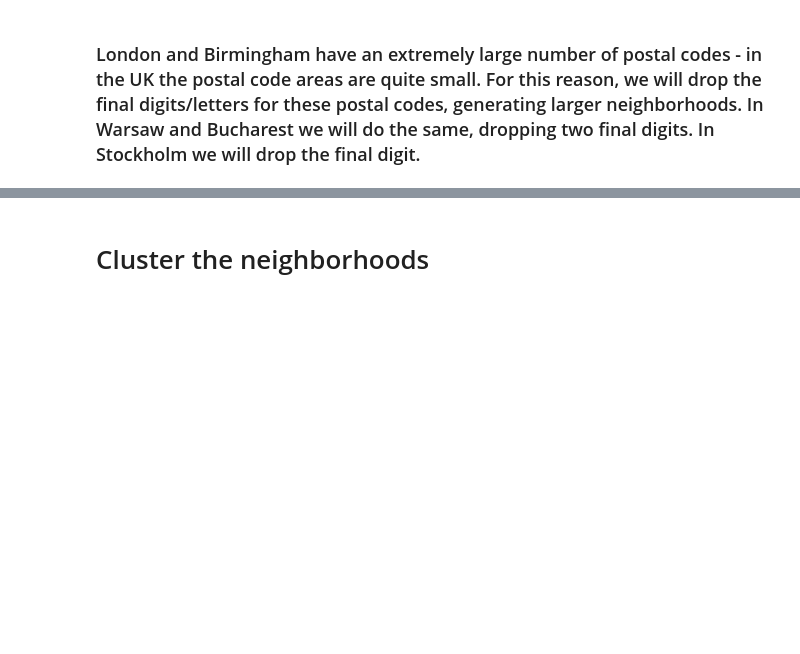
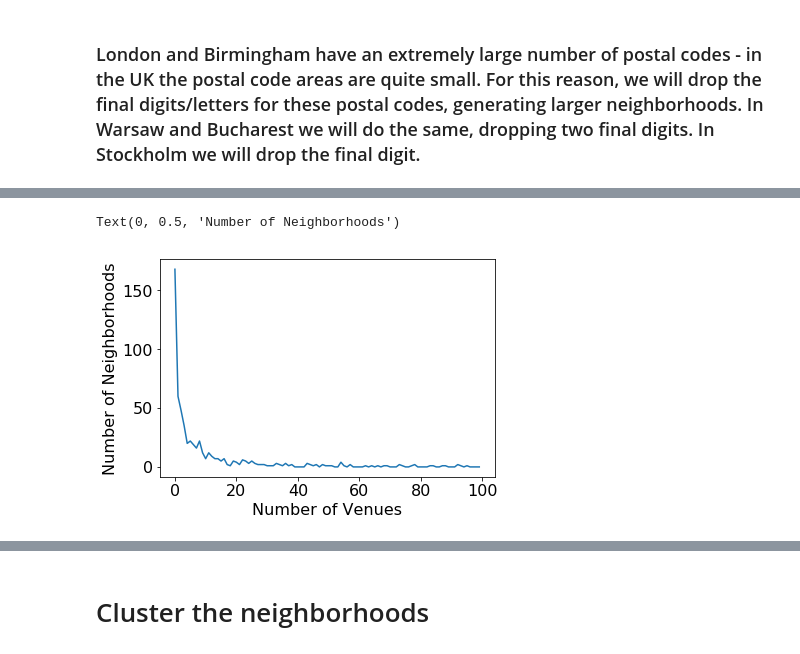
Before and after one commit to nnorrick/Capstone-Project, a Jupyter notebook: Capstone_project_notebook.ipynb, the cells around one changed output, grey strips where cells are left out. Saved outputs shown, nothing was run; the diff lists cells and outputs as text; code cells hidden in the pictures; blank space fills up the shorter version.

```diff
--- a/Capstone_project_notebook.ipynb
+++ b/Capstone_project_notebook.ipynb
@@ -285,0 +307,12 @@ print(str(european_venues.groupby('Postal Code').count().shape[0]) + ' Neighborh
+# %%
+blurb = european_venues.groupby('Postal Code').count()
+location_counter = np.zeros([100,1])
+for cnt in range(0,100):
+    location_counter[cnt] = np.sum(blurb['City'] == cnt+1)
+
+plt.plot(location_counter)
+plt.xlabel('Number of Venues')
+plt.ylabel('Number of Neighborhoods')
+# %% [output]
+Text(0, 0.5, 'Number of Neighborhoods')
+[figure, added]
```
Also changed, not shown: parts of 37 cells of this notebook, 2 other files.
